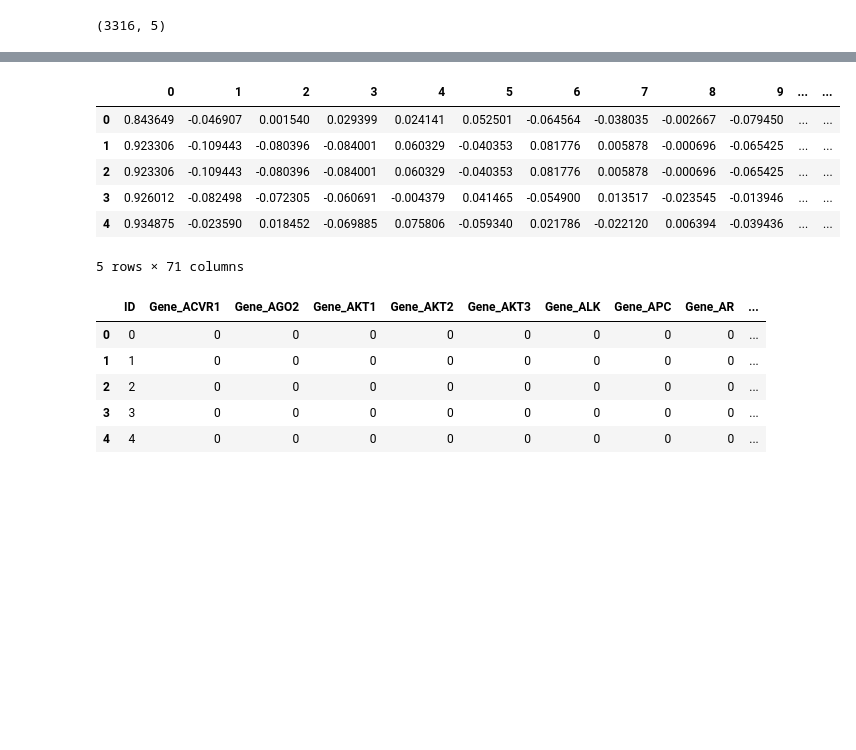
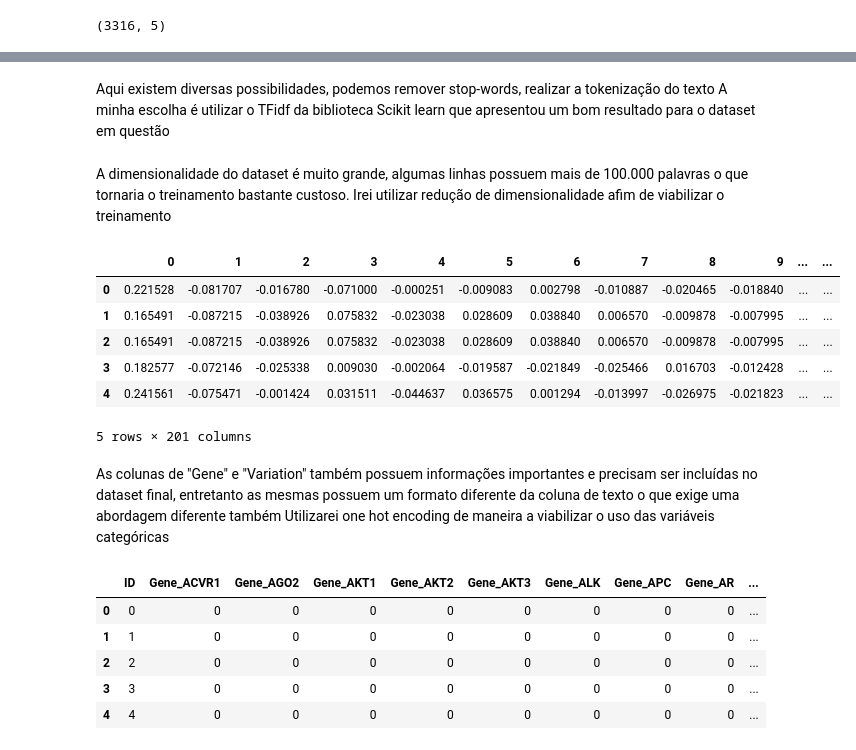
Before and after one commit to RodrigoSoares256/Projeto07, a Jupyter notebook: Projeto07.ipynb, the cells around one changed output, grey strips where cells are left out. Drawn from its saved outputs; the diff is of its cells as text; code cells hidden in the pictures; blank space fills up the shorter version.

```diff
--- a/Projeto07.ipynb
+++ b/Projeto07.ipynb
@@ -52,7 +72,6 @@ train.shape
 stop_words = set(stopwords.words("english"))
 # %%
 def preprocessamento(text):
-    global stop_words
     text = text.lower()
     text = text.translate(str.maketrans("","", string.punctuation))
 
@@ -60,25 +82,33 @@ def preprocessamento(text):
 # %%
 train["Text2"] = train["Text"].map(preprocessamento)
+# %% [markdown]
+Aqui existem diversas possibilidades, podemos remover stop-words, realizar a tokenização do texto
+A minha escolha é utilizar o TFidf da biblioteca Scikit learn que apresentou um bom resultado para o dataset em questão
 # %%
-tfidf =TfidfVectorizer(min_df = 1, ngram_range=(1,2), max_features=500)
+tfidf =TfidfVectorizer(min_df = 1, ngram_range=(1,2), max_features=20000, stop_words="english")
 # %%
 text_train = tfidf.fit_transform(train["Text2"].values).toarray()
 # %%
 train2 = pd.DataFrame(text_train, index = train.index)
+# %% [markdown]
+A dimensionalidade do dataset é muito grande, algumas linhas possuem mais de 100.000 palavras o que tornaria o treinamento bastante custoso. Irei utilizar redução de dimensionalidade afim de viabilizar o treinamento
 # %%
-svd_truncated = TruncatedSVD(n_components=70)
+svd_truncated = TruncatedSVD(n_components=200)
 truncated_train = pd.DataFrame(svd_truncated.fit_transform(train2))
 truncated_train["ID"] = train["ID"]
 truncated_train.set_index("ID")
 truncated_train.head()
 # %% [output]
 |  | 0 | 1 | 2 | 3 | 4 | 5 | 6 | 7 | 8 | 9 | ... | ... |
-| 0 | 0.843649 | -0.046907 | 0.001540 | 0.029399 | 0.024141 | 0.052501 | -0.064564 | -0.038035 | -0.002667 | -0.079450 | ... | ... |
-| 1 | 0.923306 | -0.109443 | -0.080396 | -0.084001 | 0.060329 | -0.040353 | 0.081776 | 0.005878 | -0.000696 | -0.065425 | ... | ... |
-| 2 | 0.923306 | -0.109443 | -0.080396 | -0.084001 | 0.060329 | -0.040353 | 0.081776 | 0.005878 | -0.000696 | -0.065425 | ... | ... |
-| 3 | 0.926012 | -0.082498 | -0.072305 | -0.060691 | -0.004379 | 0.041465 | -0.054900 | 0.013517 | -0.023545 | -0.013946 | ... | ... |
-| 4 | 0.934875 | -0.023590 | 0.018452 | -0.069885 | 0.075806 | -0.059340 | 0.021786 | -0.022120 | 0.006394 | -0.039436 | ... | ... |
+| 0 | 0.221528 | -0.081707 | -0.016780 | -0.071000 | -0.000251 | -0.009083 | 0.002798 | -0.010887 | -0.020465 | -0.018840 | ... | ... |
+| 1 | 0.165491 | -0.087215 | -0.038926 | 0.075832 | -0.023038 | 0.028609 | 0.038840 | 0.006570 | -0.009878 | -0.007995 | ... | ... |
+| 2 | 0.165491 | -0.087215 | -0.038926 | 0.075832 | -0.023038 | 0.028609 | 0.038840 | 0.006570 | -0.009878 | -0.007995 | ... | ... |
+| 3 | 0.182577 | -0.072146 | -0.025338 | 0.009030 | -0.002064 | -0.019587 | -0.021849 | -0.025466 | 0.016703 | -0.012428 | ... | ... |
+| 4 | 0.241561 | -0.075471 | -0.001424 | 0.031511 | -0.044637 | 0.036575 | 0.001294 | -0.013997 | -0.026975 | -0.021823 | ... | ... |
-5 rows × 71 columns
+5 rows × 201 columns
+# %% [markdown]
+As colunas de "Gene" e "Variation" também possuem informações importantes e precisam ser incluídas no dataset final, entretanto as mesmas possuem um formato diferente da coluna de texto o que exige uma abordagem diferente também
+Utilizarei one hot encoding de maneira a viabilizar o uso das variáveis categóricas
 # %%
 one_hot_enc_gene_var = pd.get_dummies(train,columns = ["Gene","Variation"],drop_first=True)
 one_hot_enc_gene_var.drop(["Text","Text2","Class"], axis = 1, inplace = True)
```
Also changed, not shown: parts of 36 cells of this notebook.
